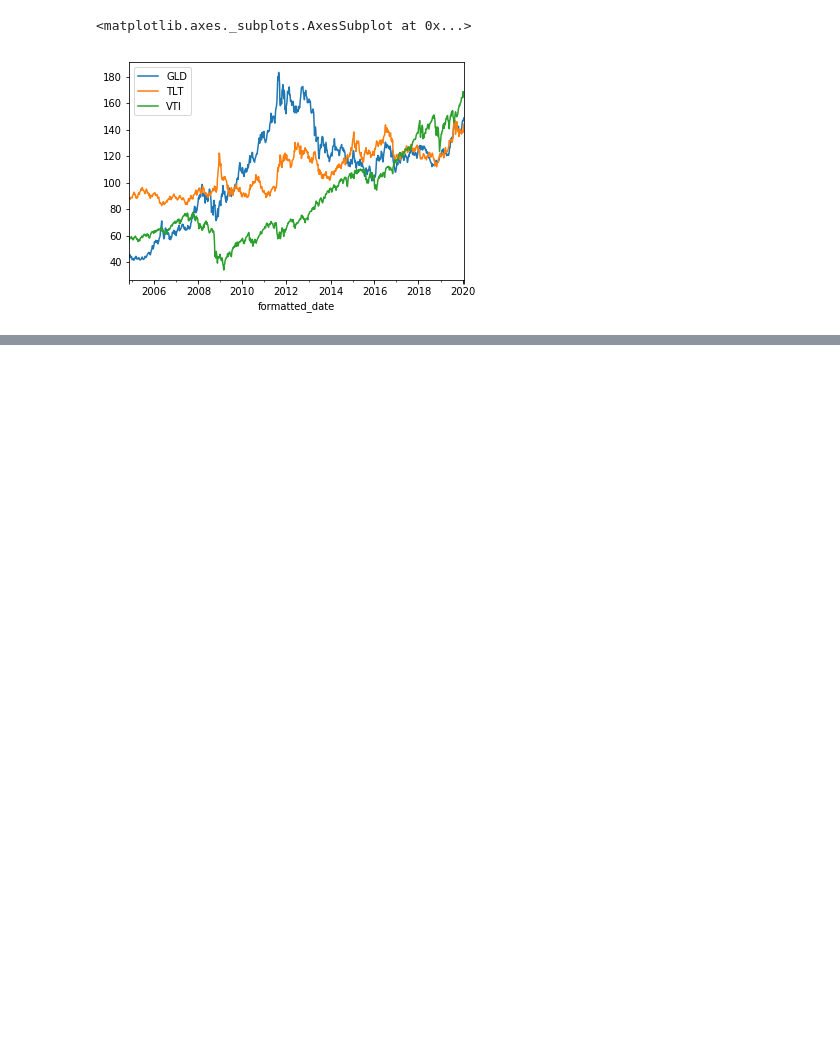
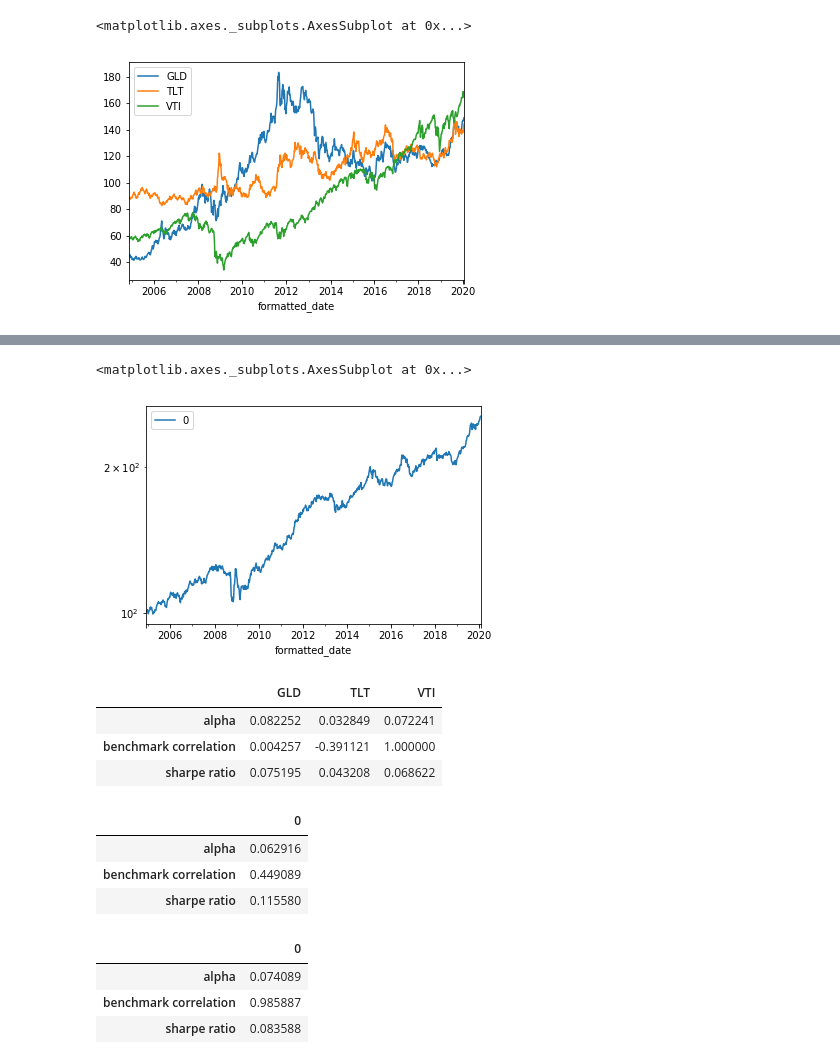
Before and after one commit to DT021/PortfolioAnalyzer, a Jupyter notebook: Examples.ipynb, the cells around one changed output, grey strips where cells are left out. Drawn from its saved outputs; the diff is of its cells as text; code cells hidden in the pictures; blank space fills up the shorter version.

Commit message:
added naive metrics

```diff
--- a/Examples.ipynb
+++ b/Examples.ipynb
@@ -81,4 +82,4 @@ portfolio.plot()
 # %%
 backtest = NaiveBackTest(minimal_variance(data).loc[0].to_dict(), data)
 # %%
-portfolio = backtest.run()
+min_var_portfolio = backtest.run()
@@ -86,0 +86,5 @@ p
+# %%
+min_var_portfolio.plot(logy=True)
+# %% [output]
+<matplotlib.axes._subplots.AxesSubplot at 0x...>
+[figure, added]
@@ -86,0 +93,21 @@ p
+# %%
+measures.estimate(data)
+# %% [output]
+|  | GLD | TLT | VTI |
+| alpha | 0.082252 | 0.032849 | 0.072241 |
+| benchmark correlation | 0.004257 | -0.391121 | 1.000000 |
+| sharpe ratio | 0.075195 | 0.043208 | 0.068622 |
+# %%
+MainMetrics(data[['VTI']]).estimate(min_var_portfolio)
+# %% [output]
+|  | 0 |
+| alpha | 0.062916 |
+| benchmark correlation | 0.449089 |
+| sharpe ratio | 0.115580 |
+# %%
+MainMetrics(data[['VTI']]).estimate(my_portfolio)
+# %% [output]
+|  | 0 |
+| alpha | 0.074089 |
+| benchmark correlation | 0.985887 |
+| sharpe ratio | 0.083588 |
```
Also changed, not shown: parts of 12 cells of this notebook, 2 other files.
